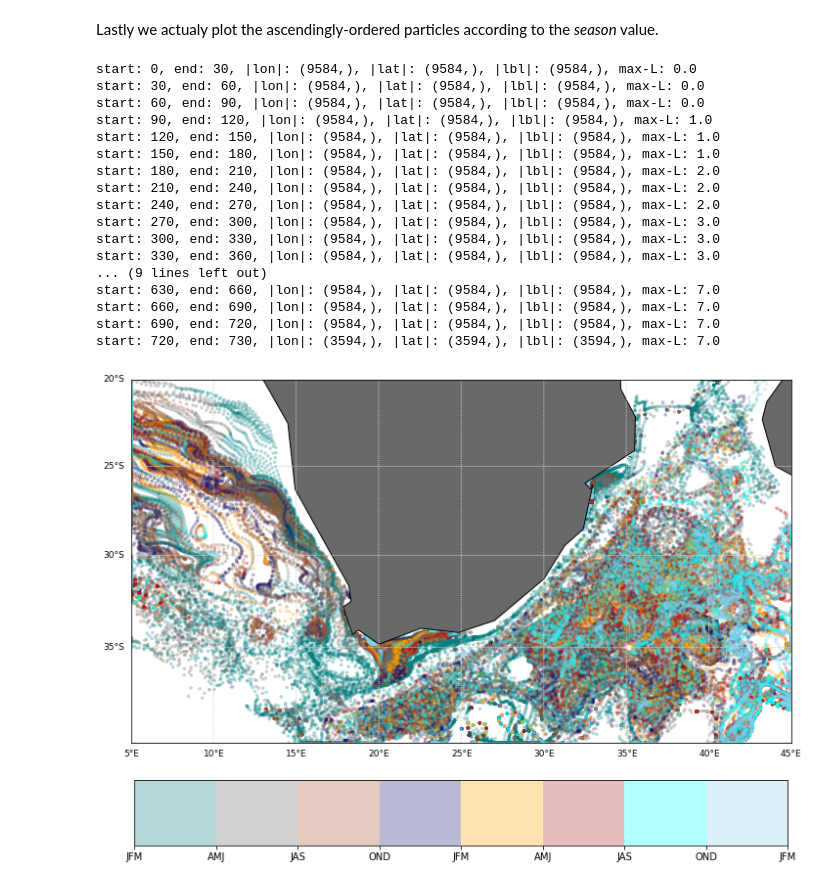
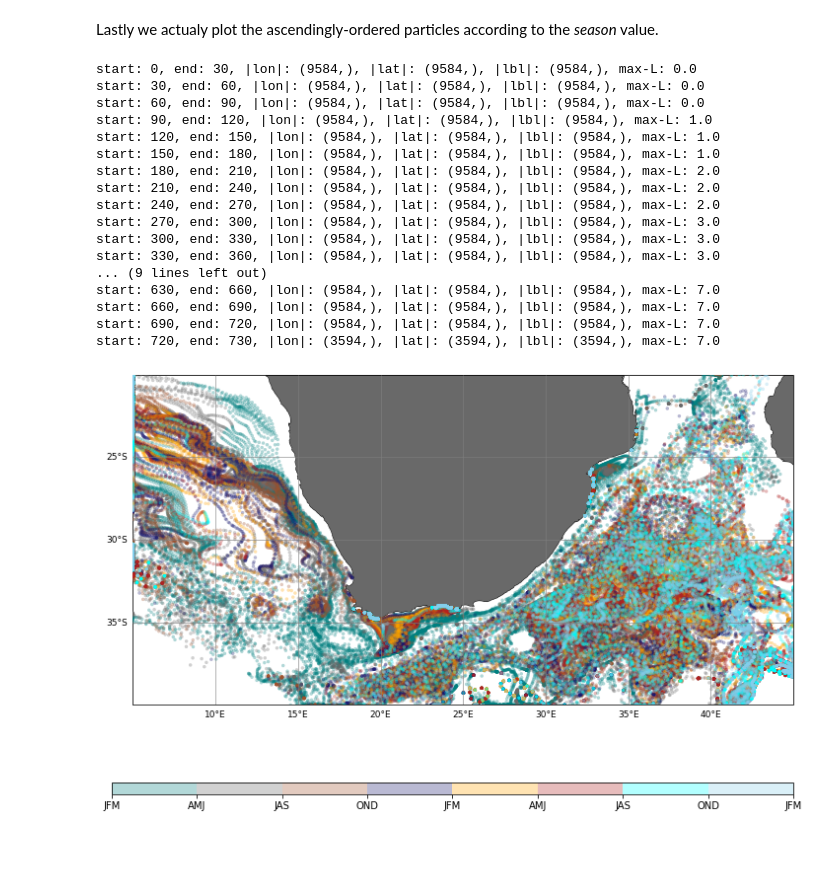
Before and after one commit to OceanParcels/parcels_gallery, a Jupyter notebook: scripts_ipynb/season_plot.ipynb, the cells around one changed output. Drawn from its saved outputs; the diff is of its cells as text; code cells hidden in the pictures; blank space fills up the shorter version.

```diff
--- a/scripts_ipynb/season_plot.ipynb
+++ b/scripts_ipynb/season_plot.ipynb
@@ -251,17 +273,15 @@ Next, let's actualy plot the basic, sequential-order plot.
 # %%
 if N is not None and not os.path.exists(ifile_random_path):
     # ==== plot random image ==== #
-    fig, ax = plt.subplots(1, 1, constrained_layout=True, figsize=(10, 8))
     bounds = np.arange(min_l-0.5, max_l+0.5, 1.0, dtype=np.float32)
     norm = matplotlib.colors.BoundaryNorm(bounds, len(bounds))
     cmap = matplotlib.colors.ListedColormap(colours, colours.shape[0])
-    bmap = setup_scatterplot(lonlat_minmax=[min_x, min_y, max_x, max_y], solid_coastline=True, land=True)
+    bmap, ax = setup_scatterplot(lonlat_minmax=[min_x, min_y, max_x, max_y], solid_coastline=True, land=True)
 
     p = None
     months = np.arange(start=0, stop=t_months, dtype=np.int32)
-    # if store_invert:
-    #     months = np.flip(months)
     time_traversal = months.tolist()
+    zorder = 10
     for i in time_traversal:
         start = int(i*tn_per_month)
         end = min(int((i+1)*tn_per_month), pX.shape[1]-1)
@@ -269,10 +289,12 @@ if N is not None and not os.path.exists(ifile_random_path):
         p_lats = np.array(pY[:, start:end:4].flatten())
         p_labels = np.array(pLabels[:, start:end:4].flatten())
         print("start: {}, end: {}, |lon|: {}, |lat|: {}, |lbl|: {}, max-L: {}".format(start, end, p_lons.shape, p_lats.shape, p_labels.shape, np.nanmax(p_labels)))
-        ax, p = populated_scatterplot(ax=ax, bmap=bmap, lons=p_lons, lats=p_lats, labels=p_labels, size=10, cmap=cmap, norm=norm, cbar=True, random_shuffle=False, labelsort=False, t=tN-1, alpha=alpha)
+        ax, p = populated_scatterplot(ax=ax, bmap=bmap, lons=p_lons, lats=p_lats, labels=p_labels, size=10, cmap=cmap, norm=norm, cbar=True, random_shuffle=False, labelsort=False, t=tN-1, alpha=alpha, zorder=zorder)
+        zorder += 1
 
     if plot_cbar:
-        cbar = plt.colorbar(p, ticks=bounds, aspect=10, orientation='horizontal')  # , extend='max')
+        ax_cbar_h5a_w = bmap.add_axes([0.1, 0.055, 0.8, 0.02])
+        cbar = plt.colorbar(p, cax=ax_cbar_h5a_w, ticks=bounds, aspect=10, orientation='horizontal')
         tick_labels = ["JFM", "AMJ", "JAS", "OND",
                        "JFM", "AMJ", "JAS", "OND",
                        "JFM", "AMJ", "JAS", "OND",
@@ -286,8 +308,9 @@ if N is not None and not os.path.exists(ifile_random_path):
         cbar.ax.set_xticklabels(tick_labels[0:L+1])
     plt.savefig(ifile_random_path, dpi=72)
     plt.show()
+    plt.close()
 else:
-    Image(ifile_random_path, embed=True)
+    display(Image(filename=ifile_random_path, embed=True))
 # %% [output]
 start: 0, end: 30, |lon|: (9584,), |lat|: (9584,), |lbl|: (9584,), max-L: 0.0
 start: 30, end: 60, |lon|: (9584,), |lat|: (9584,), |lbl|: (9584,), max-L: 0.0
@@ -312,15 +343,15 @@ Next, let's actualy plot the random-order figure.
 # %%
 if N is not None and not os.path.exists(ifile_sequential_path):
     # ==== plot random image ==== #
-    fig, ax = plt.subplots(1, 1, constrained_layout=True, figsize=(10, 8))
     bounds = np.arange(min_l-0.5, max_l+0.5, 1.0, dtype=np.float32)
     norm = matplotlib.colors.BoundaryNorm(bounds, len(bounds))
     cmap = matplotlib.colors.ListedColormap(colours, colours.shape[0])
-    bmap = setup_scatterplot(lonlat_minmax=[min_x, min_y, max_x, max_y], solid_coastline=True, land=True)
+    bmap, ax = setup_scatterplot(lonlat_minmax=[min_x, min_y, max_x, max_y], solid_coastline=True, land=True)
 
     p = None
     months = np.arange(start=0, stop=t_months, dtype=np.int32)
     time_traversal = months.tolist()
+    zorder = 10
     for i in time_traversal:
         start = int(i*tn_per_month)
         end = min(int((i+1)*tn_per_month), pX.shape[1]-1)
@@ -328,10 +359,12 @@ if N is not None and not os.path.exists(ifile_sequential_path):
         p_lats = np.array(pY[:, start:end:4].flatten())
         p_labels = np.array(pLabels[:, start:end:4].flatten())
         print("start: {}, end: {}, |lon|: {}, |lat|: {}, |lbl|: {}, max-L: {}".format(start, end, p_lons.shape, p_lats.shape, p_labels.shape, np.nanmax(p_labels)))
-        ax, p = populated_scatterplot(ax=ax, bmap=bmap, lons=p_lons, lats=p_lats, labels=p_labels, size=10, cmap=cmap, norm=norm, cbar=True, random_shuffle=True, labelsort=False, t=tN-1, alpha=alpha)
+        ax, p = populated_scatterplot(ax=ax, bmap=bmap, lons=p_lons, lats=p_lats, labels=p_labels, size=10, cmap=cmap, norm=norm, cbar=True, random_shuffle=True, labelsort=False, t=tN-1, alpha=alpha, zorder=zorder)
+        zorder += 1
 
     if plot_cbar:
-        cbar = plt.colorbar(p, ticks=bounds, aspect=10, orientation='horizontal')  # , extend='max')
+        ax_cbar_h5a_w = bmap.add_axes([0.1, 0.055, 0.8, 0.02])
+        cbar = plt.colorbar(p, cax=ax_cbar_h5a_w, ticks=bounds, aspect=10, orientation='horizontal')
         tick_labels = ["JFM", "AMJ", "JAS", "OND",
                        "JFM", "AMJ", "JAS", "OND",
                        "JFM", "AMJ", "JAS", "OND",
@@ -345,8 +378,9 @@ if N is not None and not os.path.exists(ifile_sequential_path):
         cbar.ax.set_xticklabels(tick_labels[0:L+1])
     plt.savefig(ifile_sequential_path, dpi=72)
     plt.show()
+    plt.close()
 else:
-    Image(ifile_sequential_path, embed=True)
+    display(Image(filename=ifile_sequential_path, embed=True))
 # %% [output]
 start: 0, end: 30, |lon|: (9584,), |lat|: (9584,), |lbl|: (9584,), max-L: 0.0
 start: 30, end: 60, |lon|: (9584,), |lat|: (9584,), |lbl|: (9584,), max-L: 0.0
@@ -371,15 +405,15 @@ Lastly we actualy plot the ascendingly-ordered particles according to the _seaso
 # %%
 if N is not None and not os.path.exists(ifile_ordered_path):
     # ==== plot random image ==== #
-    fig, ax = plt.subplots(1, 1, constrained_layout=True, figsize=(10, 8))
     bounds = np.arange(min_l-0.5, max_l+0.5, 1.0, dtype=np.float32)
     norm = matplotlib.colors.BoundaryNorm(bounds, len(bounds))
     cmap = matplotlib.colors.ListedColormap(colours, colours.shape[0])
-    bmap = setup_scatterplot(lonlat_minmax=[min_x, min_y, max_x, max_y], solid_coastline=True, land=True)
+    bmap, ax = setup_scatterplot(lonlat_minmax=[min_x, min_y, max_x, max_y], solid_coastline=True, land=True)
 
     p = None
     months = np.arange(start=0, stop=t_months, dtype=np.int32)
     time_traversal = months.tolist()
+    zorder = 10
     for i in time_traversal:
         start = int(i*tn_per_month)
         end = min(int((i+1)*tn_per_month), pX.shape[1]-1)
@@ -387,44 +421,47 @@ if N is not None and not os.path.exists(ifile_ordered_path):
         p_lats = np.array(pY[:, start:end:4].flatten())
         p_labels = np.array(pLabels[:, start:end:4].flatten())
         print("start: {}, end: {}, |lon|: {}, |lat|: {}, |lbl|: {}, max-L: {}".format(start, end, p_lons.shape, p_lats.shape, p_labels.shape, np.nanmax(p_labels)))
-        ax, p = populated_scatterplot(ax=ax, bmap=bmap, lons=p_lons, lats=p_lats, labels=p_labels, size=10, cmap=cmap, norm=norm, cbar=True, random_shuffle=True, labelsort=False, t=tN-1, alpha=alpha)
+        ax, p = populated_scatterplot(ax=ax, bmap=bmap, lons=p_lons, lats=p_lats, labels=p_labels, size=10, cmap=cmap, norm=norm, cbar=True, random_shuffle=False, labelsort=True, t=tN-1, alpha=alpha, zorder=zorder)
+        zorder += 1
 
     if plot_cbar:
-        cbar = plt.colorbar(p, ticks=bounds, aspect=10, orientation='horizontal')  # , extend='max')
+        ax_cbar_h5a_w = bmap.add_axes([0.1, 0.055, 0.8, 0.02])
+        cbar = plt.colorbar(p, cax=ax_cbar_h5a_w, ticks=bounds, aspect=10, orientation='horizontal')
         tick_labels = ["JFM", "AMJ", "JAS", "OND",
                        "JFM", "AMJ", "JAS", "OND",
                        "JFM", "AMJ", "JAS", "OND",
                        "JFM", "AMJ", "JAS", "OND",
                        "JFM", "AMJ", "JAS", "OND",
                        "JFM", "AMJ", "JAS", "OND",
                        "JFM", "AMJ", "JAS", "OND",
                        "JFM", "AMJ", "JAS", "OND",
                        "JFM", "AMJ", "JAS", "OND",
                        "JFM", "AMJ", "JAS", "OND"]
         cbar.ax.set_xticklabels(tick_labels[0:L+1])
     plt.savefig(ifile_ordered_path, dpi=72)
     plt.show()
+    plt.close()
 else:
-    Image(ifile_ordered_path, embed=True)
+    display(Image(filename=ifile_ordered_path, embed=True))
 # %% [output]
 start: 0, end: 30, |lon|: (9584,), |lat|: (9584,), |lbl|: (9584,), max-L: 0.0
 start: 30, end: 60, |lon|: (9584,), |lat|: (9584,), |lbl|: (9584,), max-L: 0.0
 start: 60, end: 90, |lon|: (9584,), |lat|: (9584,), |lbl|: (9584,), max-L: 0.0
 start: 90, end: 120, |lon|: (9584,), |lat|: (9584,), |lbl|: (9584,), max-L: 1.0
 start: 120, end: 150, |lon|: (9584,), |lat|: (9584,), |lbl|: (9584,), max-L: 1.0
 start: 150, end: 180, |lon|: (9584,), |lat|: (9584,), |lbl|: (9584,), max-L: 1.0
 start: 180, end: 210, |lon|: (9584,), |lat|: (9584,), |lbl|: (9584,), max-L: 2.0
 start: 210, end: 240, |lon|: (9584,), |lat|: (9584,), |lbl|: (9584,), max-L: 2.0
 start: 240, end: 270, |lon|: (9584,), |lat|: (9584,), |lbl|: (9584,), max-L: 2.0
 start: 270, end: 300, |lon|: (9584,), |lat|: (9584,), |lbl|: (9584,), max-L: 3.0
 start: 300, end: 330, |lon|: (9584,), |lat|: (9584,), |lbl|: (9584,), max-L: 3.0
 start: 330, end: 360, |lon|: (9584,), |lat|: (9584,), |lbl|: (9584,), max-L: 3.0
 ... (9 lines left out)
 start: 630, end: 660, |lon|: (9584,), |lat|: (9584,), |lbl|: (9584,), max-L: 7.0
 start: 660, end: 690, |lon|: (9584,), |lat|: (9584,), |lbl|: (9584,), max-L: 7.0
 start: 690, end: 720, |lon|: (9584,), |lat|: (9584,), |lbl|: (9584,), max-L: 7.0
 start: 720, end: 730, |lon|: (3594,), |lat|: (3594,), |lbl|: (3594,), max-L: 7.0
-[figure, old version]
+[figure, new version]
 # %%
 if os.path.exists(os.path.join(filedir, pfile_name)):
     os.remove(os.path.join(filedir, pfile_name))
```
Also changed, not shown: parts of 9 cells of this notebook, 3 other files.
